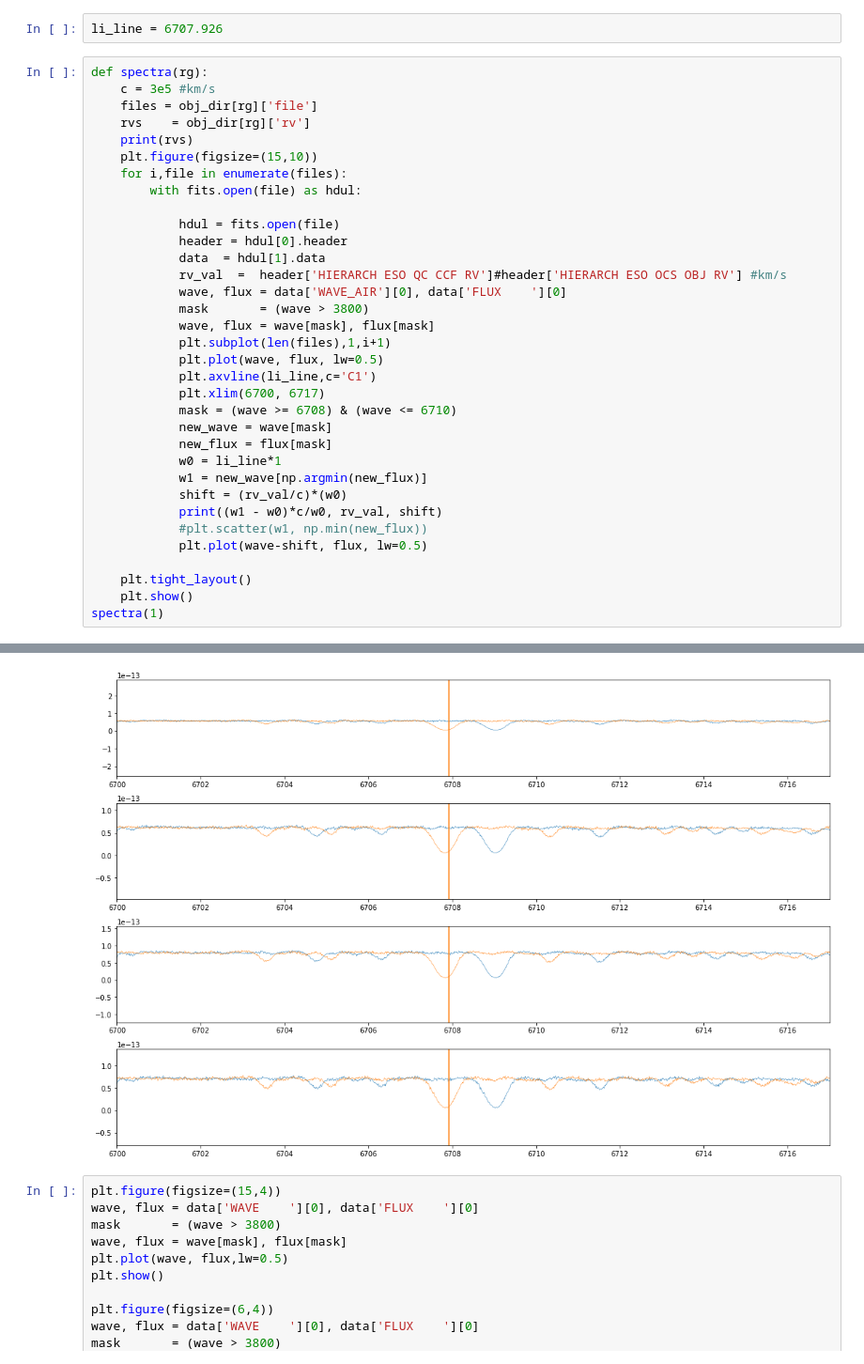
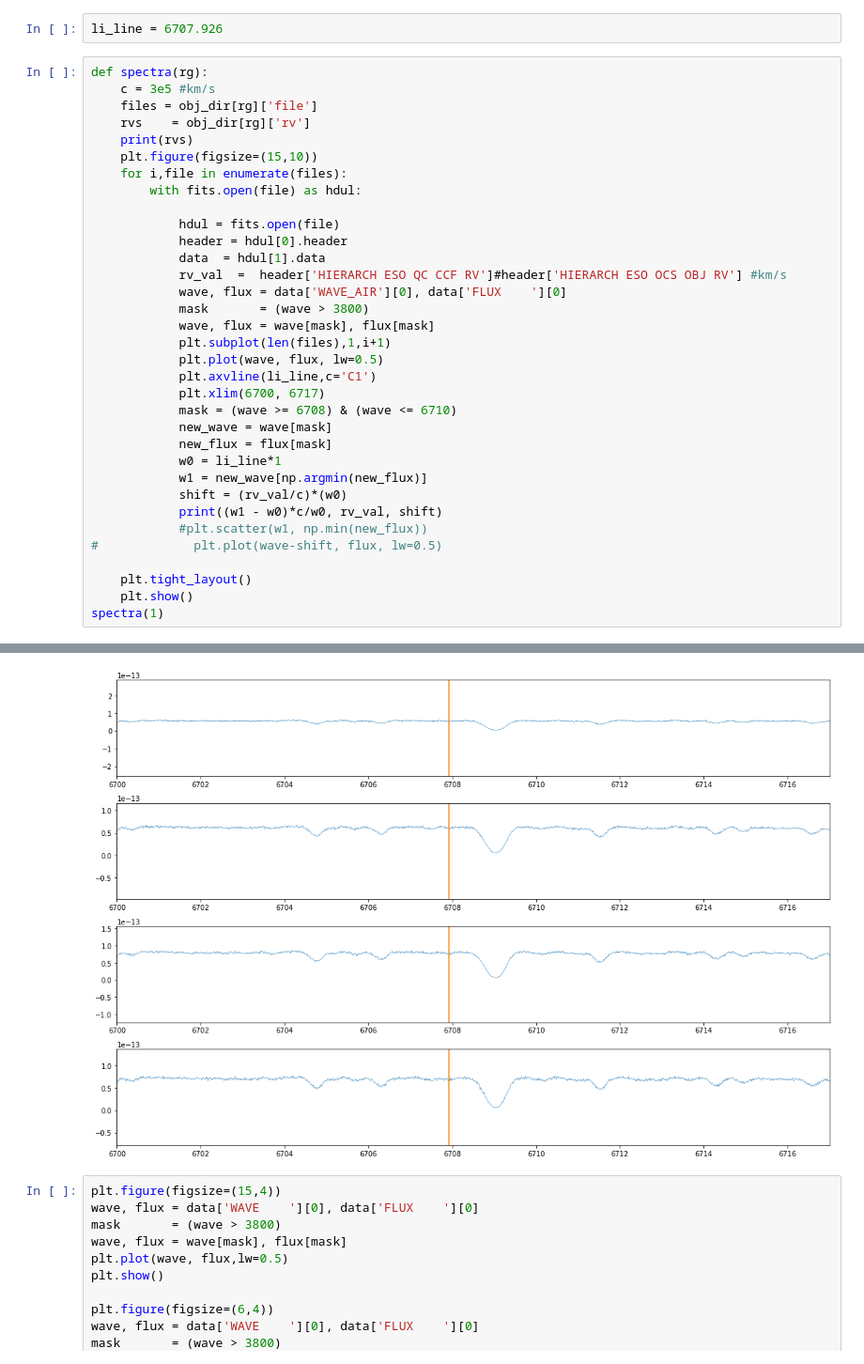
Before and after one commit to MaryumSayeed/ESPRESSO, a Jupyter notebook: scripts/spectra.ipynb, the cells around one changed output, grey strips where cells are left out. Shown at 94% size. Cells and saved outputs as stored; diff of their text form.

```diff
--- a/scripts/spectra.ipynb
+++ b/scripts/spectra.ipynb
@@ -51,35 +71,35 @@ def spectra(rg):
 
             hdul = fits.open(file)
             header = hdul[0].header
             data  = hdul[1].data
             rv_val  =  header['HIERARCH ESO QC CCF RV']#header['HIERARCH ESO OCS OBJ RV'] #km/s
             wave, flux = data['WAVE_AIR'][0], data['FLUX    '][0]
             mask       = (wave > 3800)
             wave, flux = wave[mask], flux[mask]
             plt.subplot(len(files),1,i+1)
             plt.plot(wave, flux, lw=0.5)
             plt.axvline(li_line,c='C1')
             plt.xlim(6700, 6717)
             mask = (wave >= 6708) & (wave <= 6710)
             new_wave = wave[mask]
             new_flux = flux[mask]
             w0 = li_line*1
             w1 = new_wave[np.argmin(new_flux)]
             shift = (rv_val/c)*(w0)
             print((w1 - w0)*c/w0, rv_val, shift)
             #plt.scatter(w1, np.min(new_flux))
-            plt.plot(wave-shift, flux, lw=0.5)
+#             plt.plot(wave-shift, flux, lw=0.5)
 
     plt.tight_layout()
     plt.show()
 spectra(1)
 # %% [output]
 [53.7010931002614, 53.7985038354756, 53.7157728358864, 53.4587722172283]
 49.63067151488309 53.7010931002614 1.2007431954522136
 50.63150325292816 53.7985038354756 1.2029212754636218
 50.13108696659508 53.7157728358864 1.201071430719787
 49.13025689771084 53.4587722172283 1.195324960280078
-[figure, old version]
+[figure, new version]
 # %%
 plt.figure(figsize=(15,4))
 wave, flux = data['WAVE    '][0], data['FLUX    '][0]
```
Also changed, not shown: parts of 2 cells of this notebook, 2 other files.
